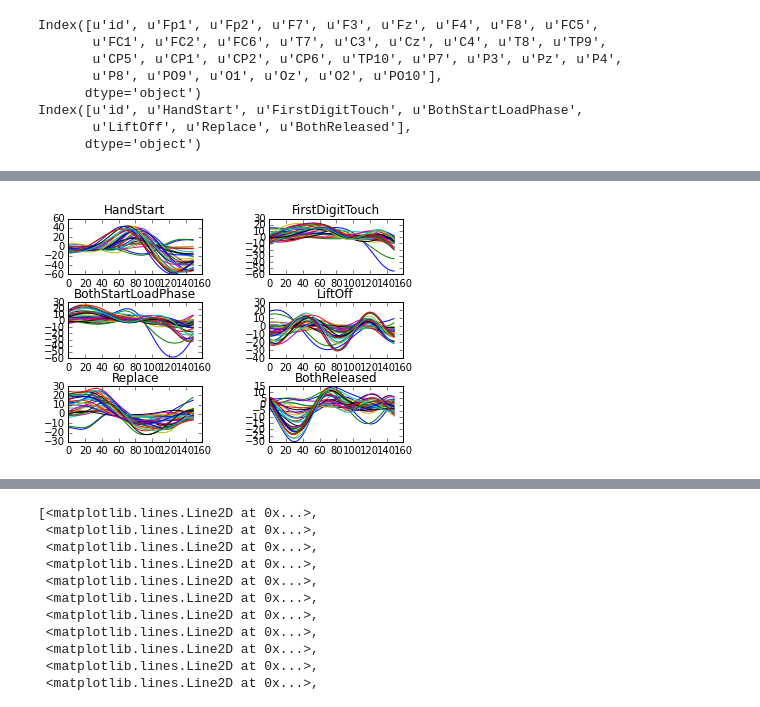
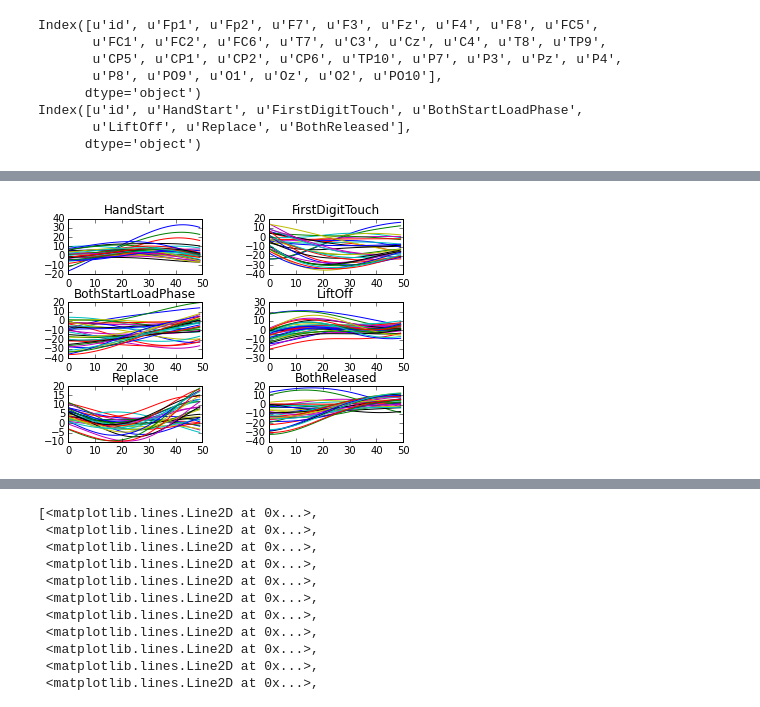
Before and after one commit to kaylanb/IndominusRex, a Jupyter notebook: code/process.ipynb, the cells around one changed output, grey strips where cells are left out. Cells and saved outputs as stored; diff of their text form; code cells hidden in the pictures.

```diff
--- a/code/process.ipynb
+++ b/code/process.ipynb
@@ -54,7 +60,9 @@ for k in fdata_tbl.keys():
 # %%
 #average same event types together
+#P300 window methods paper used is 0.1 sec wide, so we want
+#N time pts in our window = 500Hz*0.1sec = 50 time points
 def ensemble_avg(chan_data, event):
-    ans = n.zeros(150)
+    ans = n.zeros(50)
     index = 0
     cnt = 0
     while True:
@@ -62,7 +70,9 @@ def ensemble_avg(chan_data, event):
         if len(index_arr) == 0: break
         index+= index_arr[0]
 #         print event[index-1],event[index],'    ', event[index+149],event[index+150]
-        ans=ans + chan_data.values[index:index+150]
+####         ans=ans + chan_data.values[index:index+150]
+#         ans=ans + chan_data.values[index+50:index+100] #range need ot pick up on signal
+        ans=ans + chan_data.values[index-300+50:index-300+100]
         index+= 150 #set to next 0 in array, now can look for next 1
         cnt+=1
     return ans/cnt
@@ -79,19 +105,19 @@ SyntaxError: 'break' outside loop (<ipython-input-92-611c22883ae0>, line 19)
 # %%
 #covert averages dict to 2D numpy array
-#6 events x 32 channels each with 150 time points
+#6 events x 32 channels each with 50 time points
 #(timepts,chan,events) ordering b/c python PCA example used this ordering
-shape= (150,fdata_tbl.keys().shape[0],events_tbl.keys().shape[0],)
+shape= (50,fdata_tbl.keys().shape[0],events_tbl.keys().shape[0],)
 avg_arr=n.zeros(shape)
 #plot and store in avg_arr
 fig,axis=plt.subplots(3,2)
 plt.subplots_adjust(hspace=0.5,wspace=0.5)
 ax=axis.flatten()
 for ev_cnt,event in enumerate(events_tbl.keys()):
     ax[ev_cnt].set_title(event)
     for ch_cnt,chan in enumerate(fdata_tbl.keys()):
         ax[ev_cnt].plot(averages[chan][event])
         avg_arr[:,ch_cnt,ev_cnt]= averages[chan][event]
 # %% [output]
-[figure, old version]
+[figure, new version]
 # %%
 #PCA on numpy array
```
Also changed, not shown: parts of 7 cells of this notebook.
